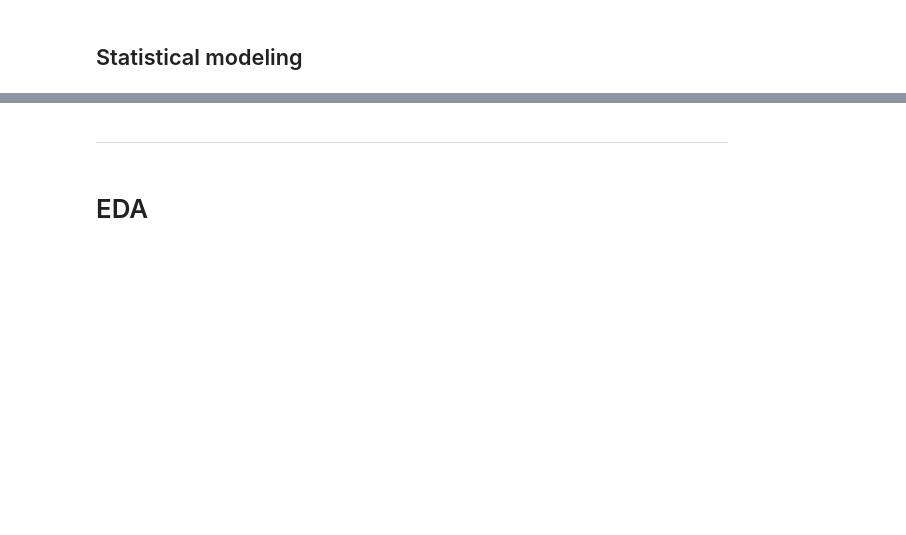
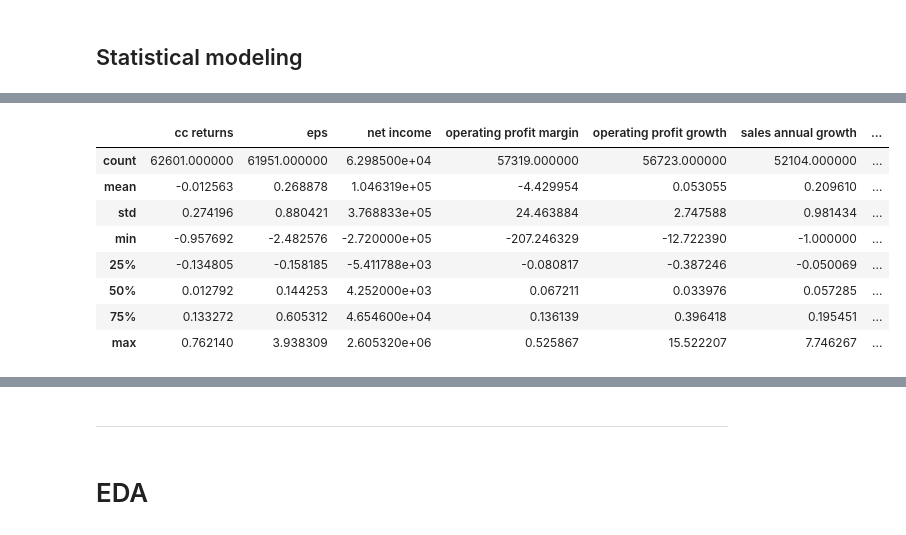
Before and after one commit to carlosahs/tc3006c-stats-module, a Jupyter notebook: stock_stats.ipynb, the cells around one changed output, grey strips where cells are left out. Cells and saved outputs as stored; diff of their text form; code cells hidden in the pictures; blank space fills up the shorter version.

```diff
--- a/stock_stats.ipynb
+++ b/stock_stats.ipynb
@@ -286,0 +339,12 @@ sns.pairplot(
+# %%
+stats_model.describe()
+# %% [output]
+|  | cc returns | eps | net income | operating profit margin | operating profit growth | sales annual growth | ... |
+| count | 62601.000000 | 61951.000000 | 6.298500e+04 | 57319.000000 | 56723.000000 | 52104.000000 | ... |
+| mean | -0.012563 | 0.268878 | 1.046319e+05 | -4.429954 | 0.053055 | 0.209610 | ... |
+| std | 0.274196 | 0.880421 | 3.768833e+05 | 24.463884 | 2.747588 | 0.981434 | ... |
+| min | -0.957692 | -2.482576 | -2.720000e+05 | -207.246329 | -12.722390 | -1.000000 | ... |
+| 25% | -0.134805 | -0.158185 | -5.411788e+03 | -0.080817 | -0.387246 | -0.050069 | ... |
+| 50% | 0.012792 | 0.144253 | 4.252000e+03 | 0.067211 | 0.033976 | 0.057285 | ... |
+| 75% | 0.133272 | 0.605312 | 4.654600e+04 | 0.136139 | 0.396418 | 0.195451 | ... |
+| max | 0.762140 | 3.938309 | 2.605320e+06 | 0.525867 | 15.522207 | 7.746267 | ... |
```
Also changed, not shown: parts of 26 cells of this notebook.
